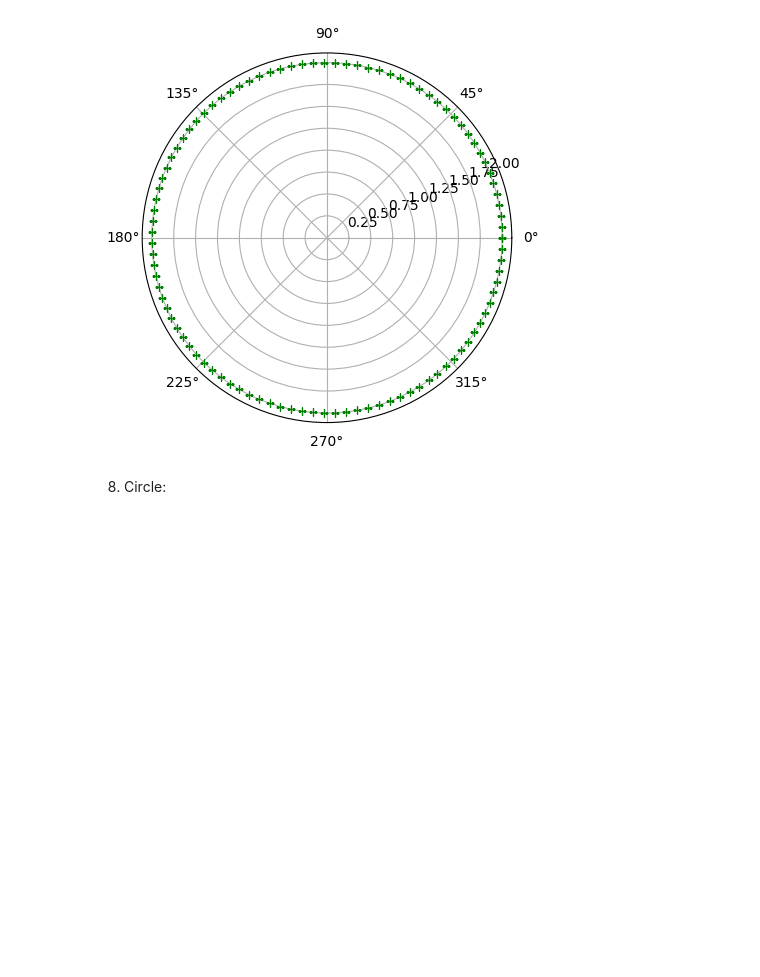
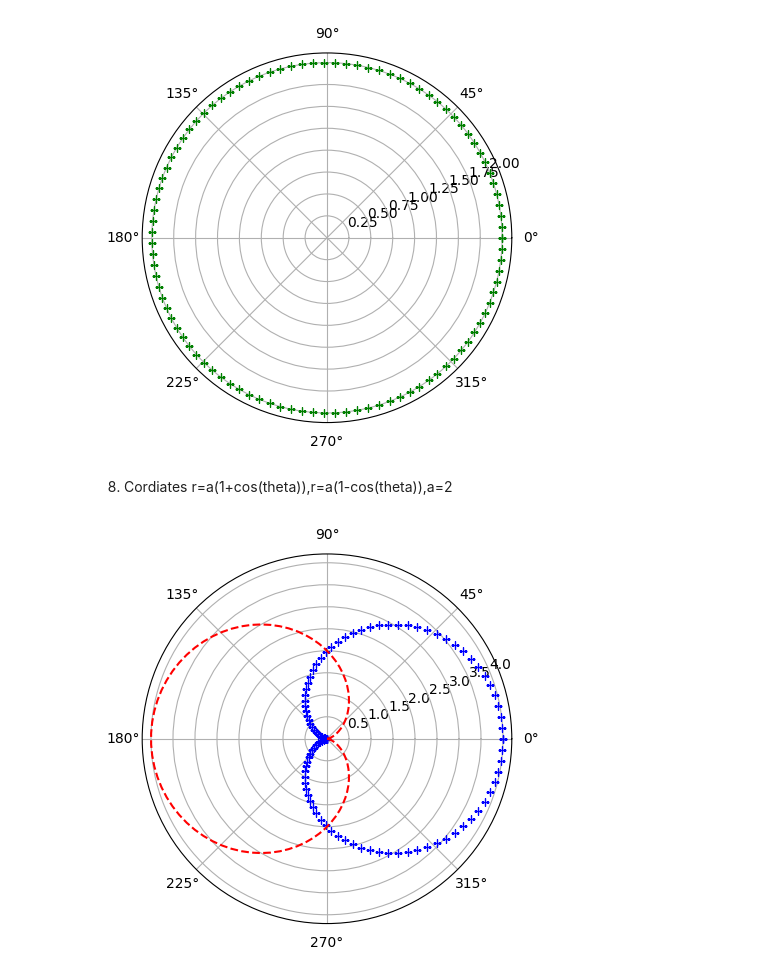
Before and after one commit to Chethan2627/Chethan2627, a Jupyter notebook: Program_1_2D_polt_of_cartesian_and_polar_curves.ipynb, the cells around one changed output. Drawn from its saved outputs; the diff is of its cells as text; code cells hidden in the pictures; blank space fills up the shorter version.

```diff
--- a/Program_1_2D_polt_of_cartesian_and_polar_curves.ipynb
+++ b/Program_1_2D_polt_of_cartesian_and_polar_curves.ipynb
@@ -63,5 +63,16 @@ polar(theta,r,'g+')
 show()
 # %% [output]
 [figure]
-# %% [markdown]
-8) Circle:
+# %% [markdown]
+8) Cordiates r=a(1+cos(theta)),r=a(1-cos(theta)),a=2
+# %%
+import numpy as np
+from pylab import *
+theta=linspace(0,2*np.pi,100)
+r1=2*(1+cos(theta))
+polar(theta, r1, 'b+')
+r2=2*(1-cos(theta))
+polar(theta,r2,'r--')
+show()
+# %% [output]
+[figure, added]
```
Also changed, not shown: parts of 6 cells of this notebook.
